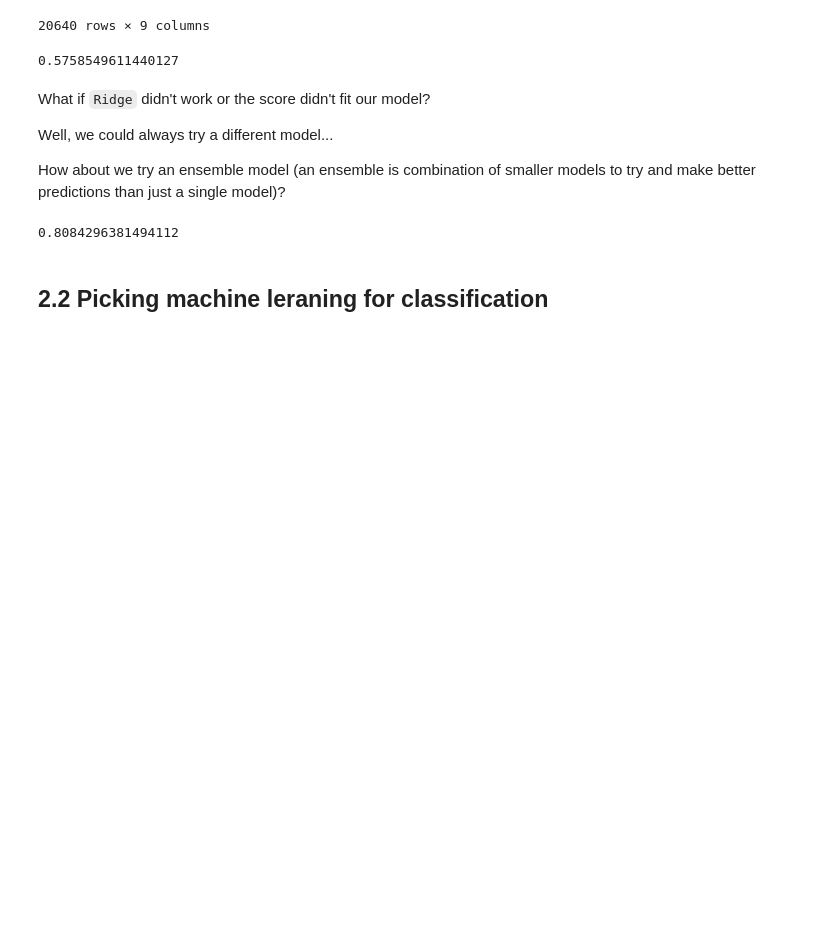
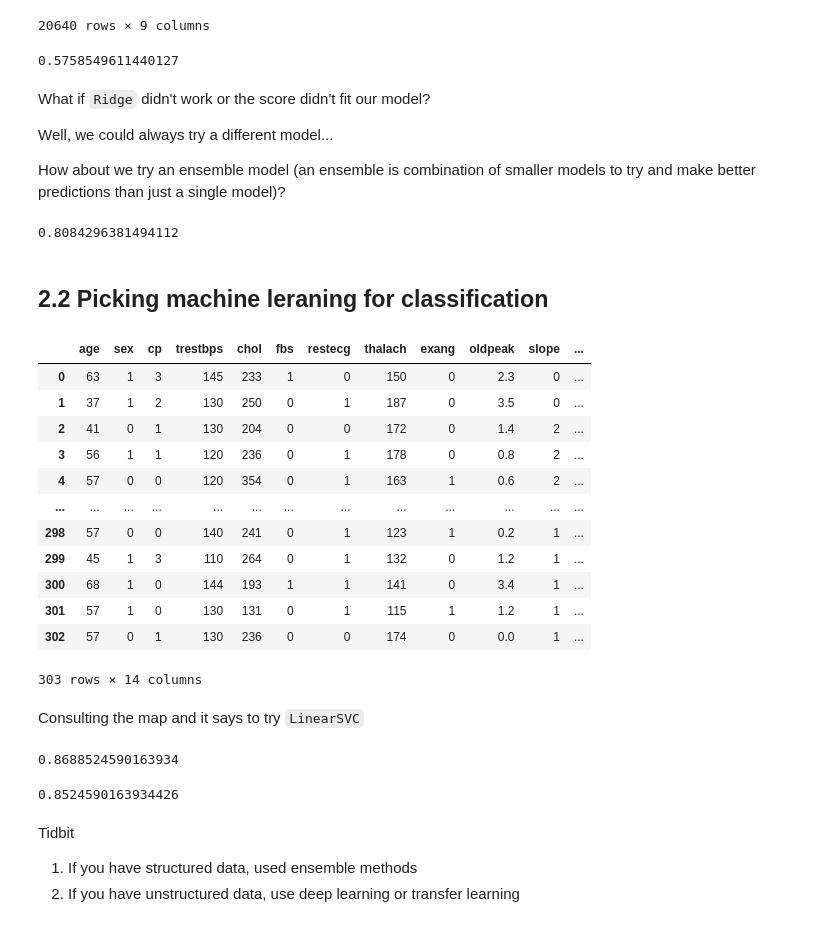
Before and after one commit to Rus-tam/scikit-learn-educational-project, a Jupyter notebook: notebooks/scikit-learn.ipynb, the cells around one changed output. Saved outputs shown, nothing was run; the diff lists cells and outputs as text; code cells hidden in the pictures; blank space fills up the shorter version.

Commit message:
RandomForestClassifier

```diff
--- a/notebooks/scikit-learn.ipynb
+++ b/notebooks/scikit-learn.ipynb
@@ -632,3 +632,71 @@ model.score(X_test, y_test)
 0.8084296381494112
 # %% [markdown]
 ## 2.2 Picking machine leraning for classification
+# %%
+heart_disease = pd.read_csv('../data/heart-disease.csv')
+heart_disease
+# %% [output]
+|  | age | sex | cp | trestbps | chol | fbs | restecg | thalach | exang | oldpeak | slope | ... |
+| 0 | 63 | 1 | 3 | 145 | 233 | 1 | 0 | 150 | 0 | 2.3 | 0 | ... |
+| 1 | 37 | 1 | 2 | 130 | 250 | 0 | 1 | 187 | 0 | 3.5 | 0 | ... |
+| 2 | 41 | 0 | 1 | 130 | 204 | 0 | 0 | 172 | 0 | 1.4 | 2 | ... |
+| 3 | 56 | 1 | 1 | 120 | 236 | 0 | 1 | 178 | 0 | 0.8 | 2 | ... |
+| 4 | 57 | 0 | 0 | 120 | 354 | 0 | 1 | 163 | 1 | 0.6 | 2 | ... |
+| ... | ... | ... | ... | ... | ... | ... | ... | ... | ... | ... | ... | ... |
+| 298 | 57 | 0 | 0 | 140 | 241 | 0 | 1 | 123 | 1 | 0.2 | 1 | ... |
+| 299 | 45 | 1 | 3 | 110 | 264 | 0 | 1 | 132 | 0 | 1.2 | 1 | ... |
+| 300 | 68 | 1 | 0 | 144 | 193 | 1 | 1 | 141 | 0 | 3.4 | 1 | ... |
+| 301 | 57 | 1 | 0 | 130 | 131 | 0 | 1 | 115 | 1 | 1.2 | 1 | ... |
+| 302 | 57 | 0 | 1 | 130 | 236 | 0 | 0 | 174 | 0 | 0.0 | 1 | ... |
+303 rows × 14 columns
+# %% [markdown]
+Consulting the map and it says to try `LinearSVC`
+# %%
+# Import the LinearSVC estimator class
+from sklearn.svm import LinearSVC
+
+# setup random seed
+np.random.seed(42)
+
+# Make the data
+X = heart_disease.drop('target', axis=1)
+y = heart_disease['target']
+
+# Split the data
+X_train, X_test, y_train, y_test = train_test_split(X, y, test_size=0.2)
+
+# Instantiate LinearSVC
+clf = LinearSVC(max_iter=10000)
+clf.fit(X_train, y_train)
+
+# Evaluate the LinearSVC
+clf.score(X_test, y_test)
+# %% [output]
+0.8688524590163934
+# %%
+# Import the RandomForestClassifier model class from the ensemble module
+from sklearn.ensemble import RandomForestClassifier
+
+# Setup random seed
+np.random.seed(42)
+
+# Create the data
+X = heart_disease.drop('target', axis=1)
+y = heart_disease['target']
+
+# Split into train and test sets
+X_train, X_test, y_train, y_test = train_test_split(X, y, test_size=0.2)
+
+# Create random forest model
+clf = RandomForestClassifier(n_estimators=100)
+clf.fit(X_train, y_train)
+
+# Check the score
+clf.score(X_test, y_test)
+# %% [output]
+0.8524590163934426
+# %% [markdown]
+Tidbit
+
+1. If you have structured data, used ensemble methods
+2. If you have unstructured data, use deep learning or transfer learning
```
